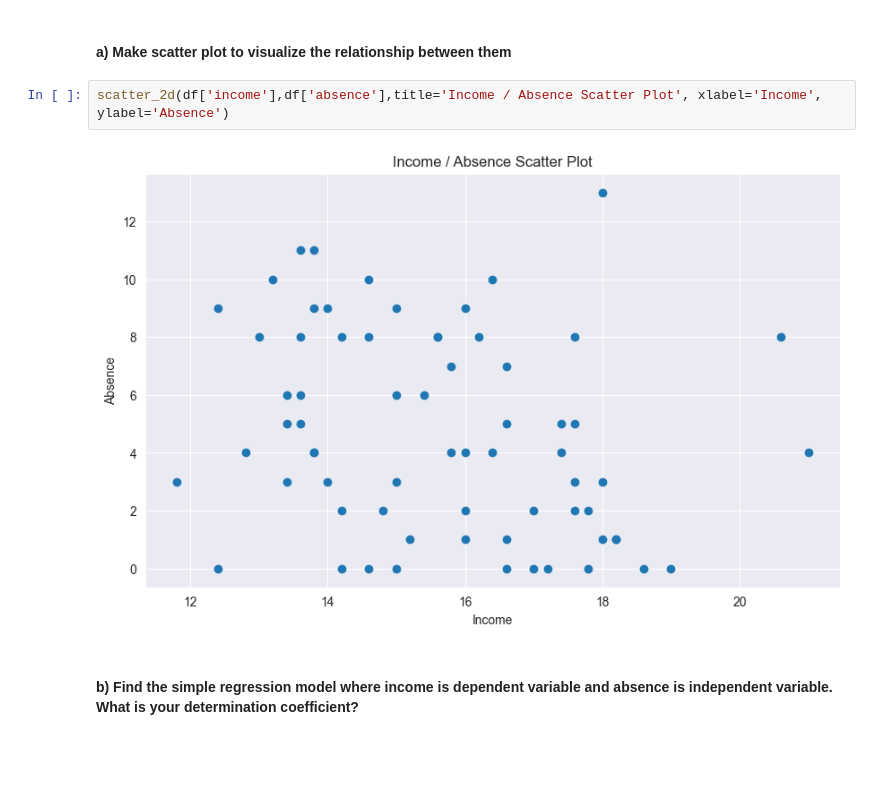
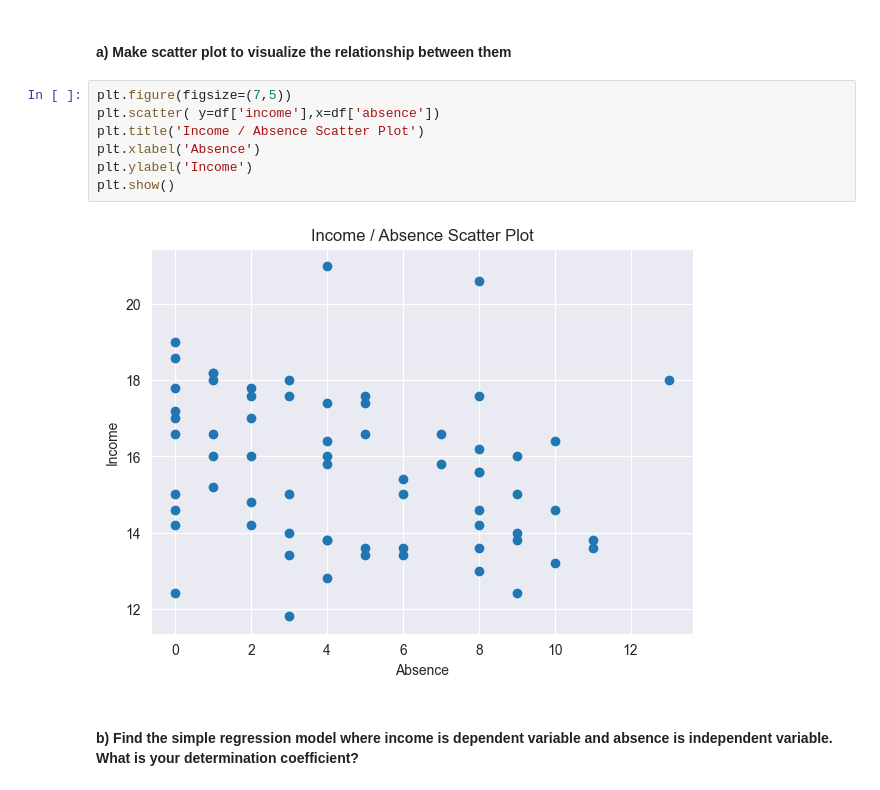
Before and after one commit to JotaN98/MScDataScience_AI, a Jupyter notebook: Statistics/Lab_stats_pt1.ipynb, the cells around one changed output. Cells and saved outputs as stored; diff of their text form; blank space fills up the shorter version.

```diff
--- a/Statistics/Lab_stats_pt1.ipynb
+++ b/Statistics/Lab_stats_pt1.ipynb
@@ -98,9 +124,14 @@ Income Standard Deviation:  1.9811634588087454
 # %% [markdown]
 #### a) Make scatter plot to visualize the relationship between them
 # %%
-scatter_2d(df['income'],df['absence'],title='Income / Absence Scatter Plot', xlabel='Income', ylabel='Absence')
+plt.figure(figsize=(7,5))
+plt.scatter( y=df['income'],x=df['absence'])
+plt.title('Income / Absence Scatter Plot')
+plt.xlabel('Absence')
+plt.ylabel('Income')
+plt.show()
 # %% [output]
-[figure, old version]
+[figure, new version]
 # %% [markdown]
 #### b) Find the simple regression model where income is dependent variable and absence is independent variable. What is your determination coefficient?
 # %%
```
Also changed, not shown: parts of 13 cells of this notebook, 1 other file.
